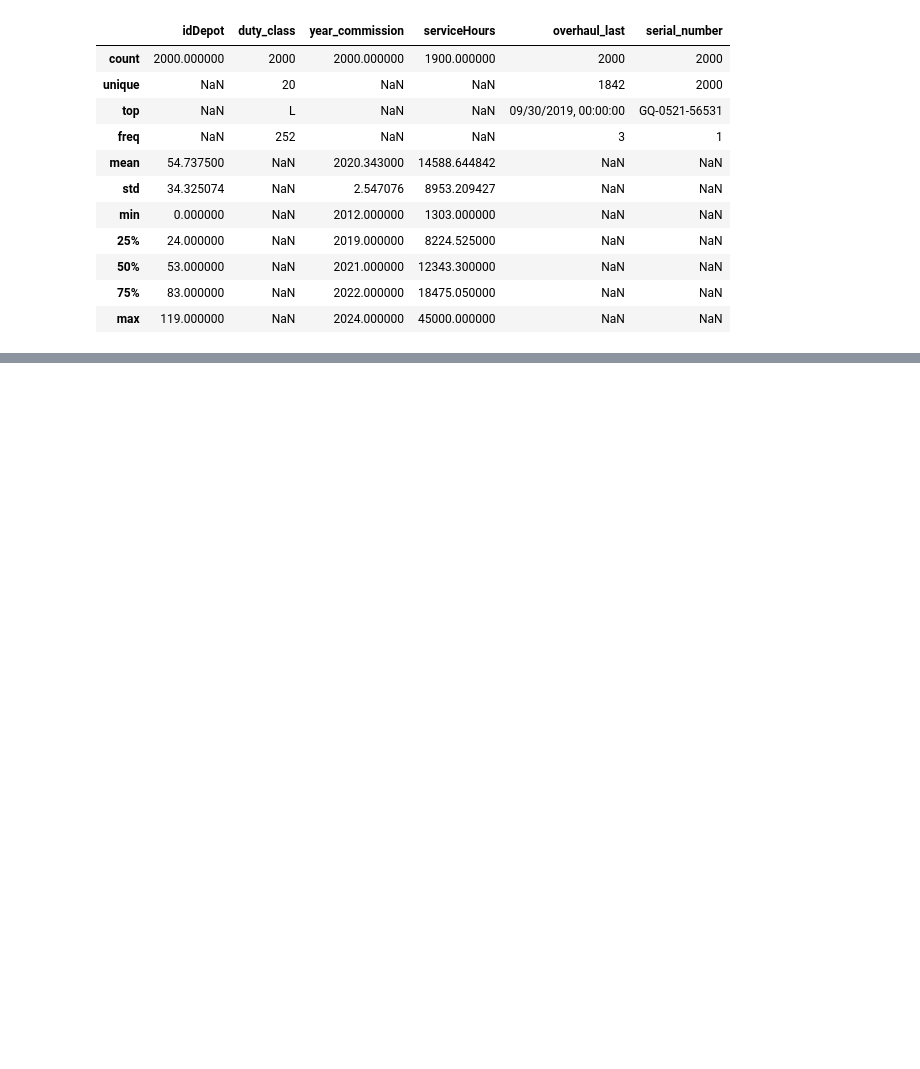
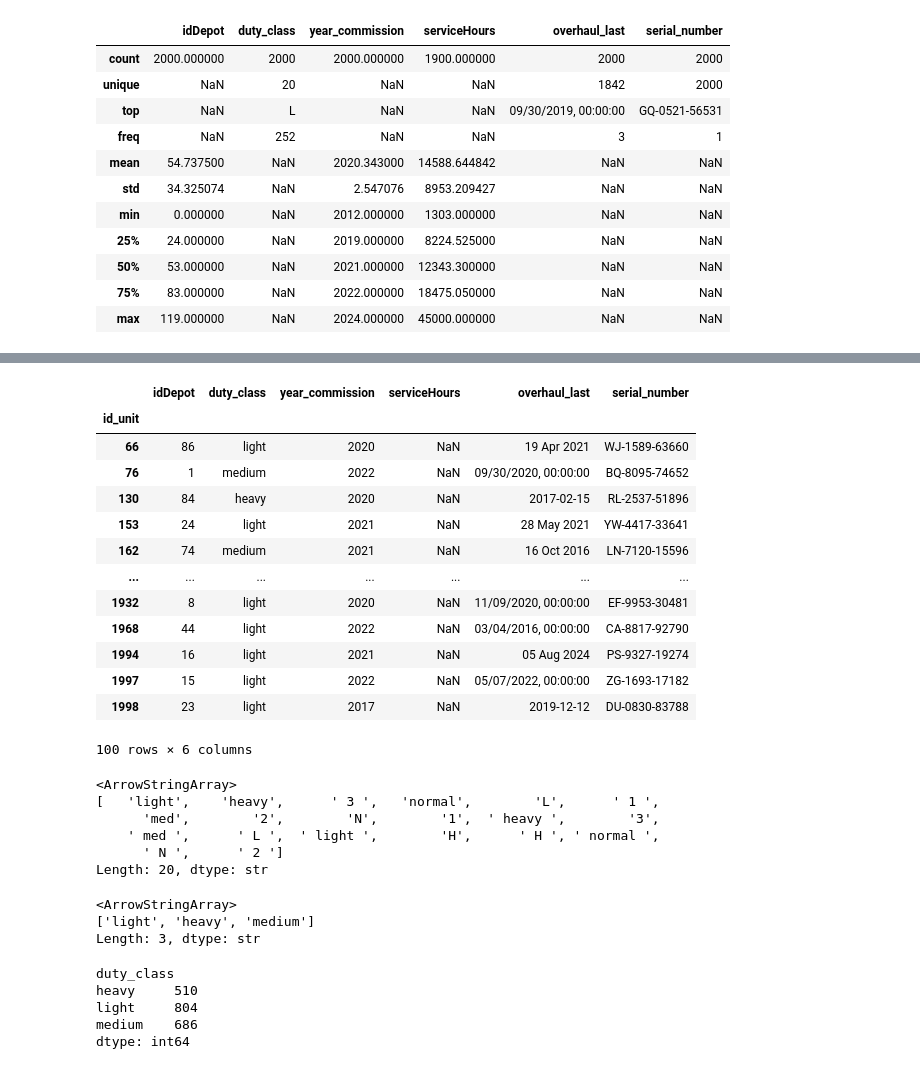
Before and after one commit to Walorean/Iau_project, a Jupyter notebook: test.ipynb, the cells around one changed output, grey strips where cells are left out. Cells and saved outputs as stored; diff of their text form; code cells hidden in the pictures; blank space fills up the shorter version.

```diff
--- a/test.ipynb
+++ b/test.ipynb
@@ -262,0 +289,26 @@ Data are distributed into 3 .csv files(**gateway**, **readings**, **units**). **
+# %%
+data_3[data_3.isnull().any(axis=1)]
+# %% [output]
+|  | idDepot | duty_class | year_commission | serviceHours | overhaul_last | serial_number |
+| id_unit |  |  |  |  |  |  |
+| 66 | 86 | light | 2020 | NaN | 19 Apr 2021 | WJ-1589-63660 |
+| 76 | 1 | medium | 2022 | NaN | 09/30/2020, 00:00:00 | BQ-8095-74652 |
+| 130 | 84 | heavy | 2020 | NaN | 2017-02-15 | RL-2537-51896 |
+| 153 | 24 | light | 2021 | NaN | 28 May 2021 | YW-4417-33641 |
+| 162 | 74 | medium | 2021 | NaN | 16 Oct 2016 | LN-7120-15596 |
+| ... | ... | ... | ... | ... | ... | ... |
+| 1932 | 8 | light | 2020 | NaN | 11/09/2020, 00:00:00 | EF-9953-30481 |
+| 1968 | 44 | light | 2022 | NaN | 03/04/2016, 00:00:00 | CA-8817-92790 |
+| 1994 | 16 | light | 2021 | NaN | 05 Aug 2024 | PS-9327-19274 |
+| 1997 | 15 | light | 2022 | NaN | 05/07/2022, 00:00:00 | ZG-1693-17182 |
+| 1998 | 23 | light | 2017 | NaN | 2019-12-12 | DU-0830-83788 |
+100 rows × 6 columns
+# %%
+data_3.duty_class.unique()
+# %% [output]
+<ArrowStringArray>
+[   'light',    'heavy',      ' 3 ',   'normal',        'L',      ' 1 ',
+      'med',        '2',        'N',        '1',  ' heavy ',        '3',
+    ' med ',      ' L ',  ' light ',        'H',      ' H ', ' normal ',
+      ' N ',      ' 2 ']
+Length: 20, dtype: str
@@ -262,0 +334,14 @@ Data are distributed into 3 .csv files(**gateway**, **readings**, **units**). **
+# %%
+data_3.duty_class.unique()
+# %% [output]
+<ArrowStringArray>
+['light', 'heavy', 'medium']
+Length: 3, dtype: str
+# %%
+data_3.groupby('duty_class').size()
+# %% [output]
+duty_class
+heavy     510
+light     804
+medium    686
+dtype: int64
```
Also changed, not shown: parts of 11 cells of this notebook.
